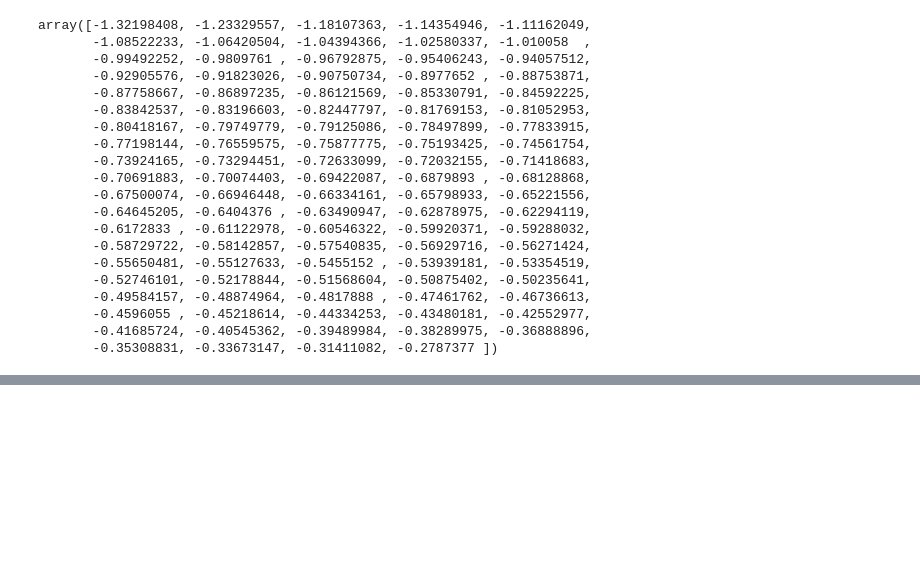
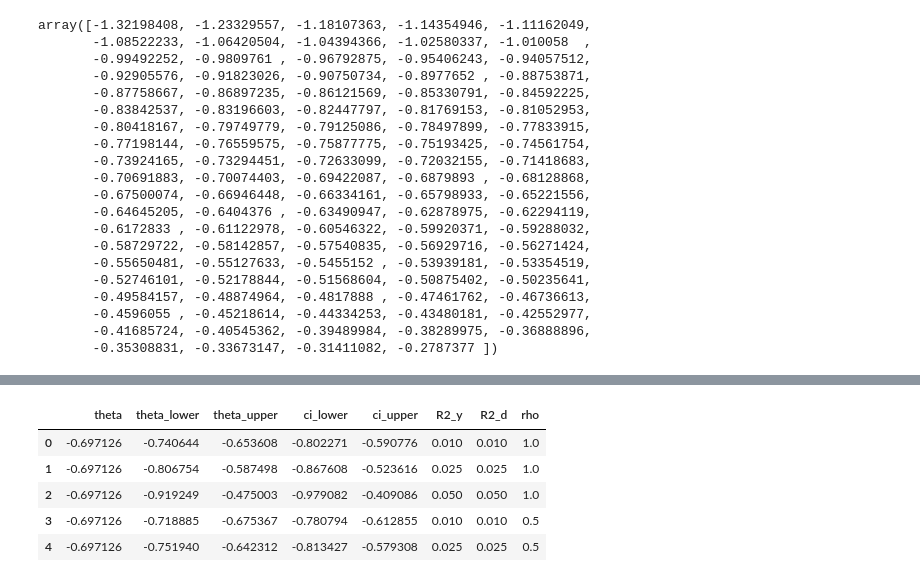
Before and after one commit to JanTeichertKluge/demand-analysis-repro, a Jupyter notebook: main/code/04_evaluation.ipynb, the cells around one changed output, grey strips where cells are left out. Saved outputs shown, nothing was run; the diff lists cells and outputs as text; code cells hidden in the pictures; blank space fills up the shorter version.

```diff
--- a/main/code/04_evaluation.ipynb
+++ b/main/code/04_evaluation.ipynb
@@ -1313,0 +1343,49 @@ array([-1.32198408, -1.23329557, -1.18107363, -1.14354946, -1.11162049,
+# %%
+sensitivity_res = dict()
+
+rho_vec = [1.0, 0.5, 0.2]
+scenarios = [(0.01, 0.01), (0.025, 0.025), (0.05, 0.05)]
+
+theta_lower = []
+theta_upper = []
+ci_lower = []
+ci_upper = []
+R2_y = []
+R2_d = []
+rho_list = []
+
+for rho in rho_vec:
+    for cf_y, cf_d in scenarios:
+        plr_obj.sensitivity_analysis(
+            cf_y=cf_y,
+            cf_d=cf_d,
+            rho=rho,
+            level=confidence_level,
+            null_hypothesis=0.0
+        )
+        theta_lower.append(plr_obj.sensitivity_params["theta"]["lower"][0])
+        theta_upper.append(plr_obj.sensitivity_params["theta"]["upper"][0])
+        ci_lower.append(plr_obj.sensitivity_params["ci"]["lower"][0])
+        ci_upper.append(plr_obj.sensitivity_params["ci"]["upper"][0])
+        R2_y.append(cf_y)
+        R2_d.append(cf_d)
+        rho_list.append(rho)
+# %%
+df_sensitivity = pd.DataFrame({
+    "theta": plr_obj.coef[0],
+    "theta_lower": theta_lower,
+    "theta_upper": theta_upper,
+    "ci_lower": ci_lower,
+    "ci_upper": ci_upper,
+    "R2_y": R2_y,
+    "R2_d": R2_d,
+    "rho": rho_list,
+})
+df_sensitivity.head()
+# %% [output]
+|  | theta | theta_lower | theta_upper | ci_lower | ci_upper | R2_y | R2_d | rho |
+| 0 | -0.697126 | -0.740644 | -0.653608 | -0.802271 | -0.590776 | 0.010 | 0.010 | 1.0 |
+| 1 | -0.697126 | -0.806754 | -0.587498 | -0.867608 | -0.523616 | 0.025 | 0.025 | 1.0 |
+| 2 | -0.697126 | -0.919249 | -0.475003 | -0.979082 | -0.409086 | 0.050 | 0.050 | 1.0 |
+| 3 | -0.697126 | -0.718885 | -0.675367 | -0.780794 | -0.612855 | 0.010 | 0.010 | 0.5 |
+| 4 | -0.697126 | -0.751940 | -0.642312 | -0.813427 | -0.579308 | 0.025 | 0.025 | 0.5 |
```
Also changed, not shown: parts of 9 cells of this notebook.
